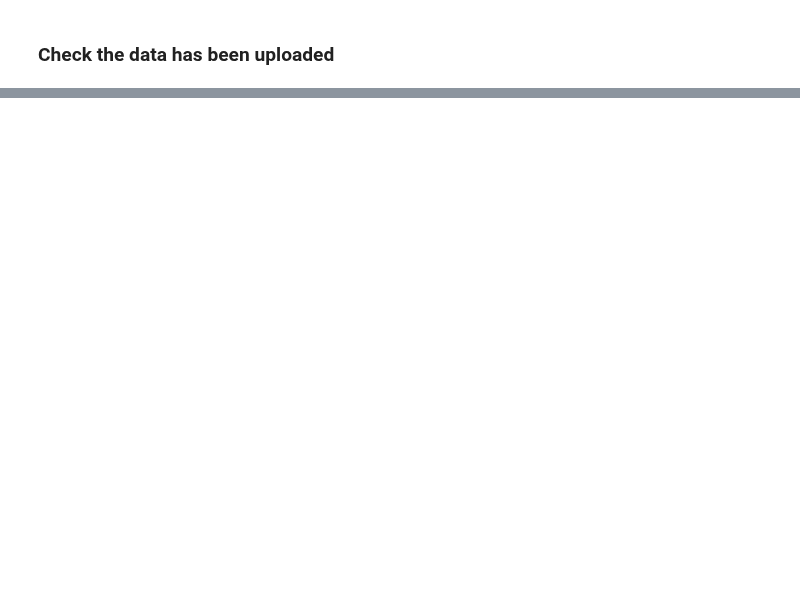
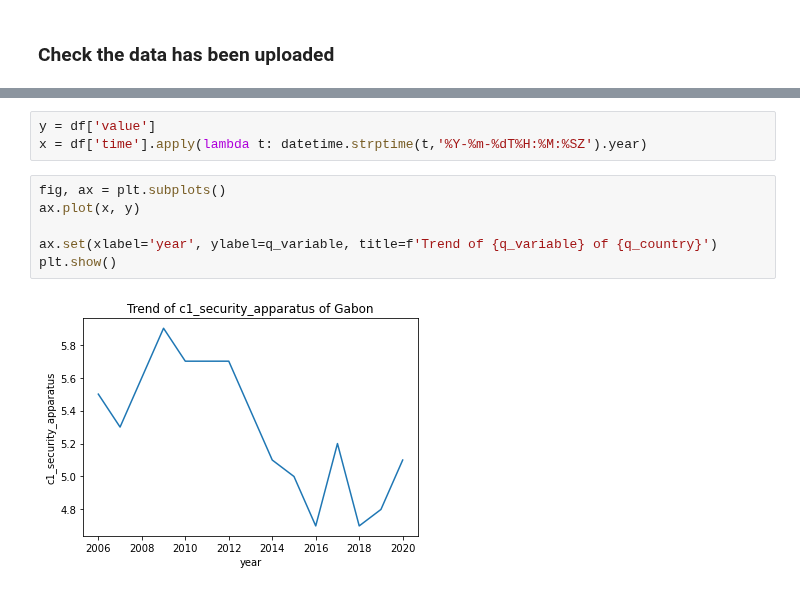
Before and after one commit to usc-isi-i2/datamart-api, a Jupyter notebook: data-refresh/FSI/FSI-Data-Refresh.ipynb, the cells around one changed output, grey strips where cells are left out. Saved outputs shown, nothing was run; the diff lists cells and outputs as text; blank space fills up the shorter version.

```diff
--- a/data-refresh/FSI/FSI-Data-Refresh.ipynb
+++ b/data-refresh/FSI/FSI-Data-Refresh.ipynb
@@ -159,0 +172,11 @@ display(HTML(df.fillna('').to_html(index=False)))
+# %%
+y = df['value']
+x = df['time'].apply(lambda t: datetime.strptime(t,'%Y-%m-%dT%H:%M:%SZ').year)
+# %%
+fig, ax = plt.subplots()
+ax.plot(x, y)
+
+ax.set(xlabel='year', ylabel=q_variable, title=f'Trend of {q_variable} of {q_country}')
+plt.show()
+# %% [output]
+[figure, added]
```
Also changed, not shown: parts of 24 cells of this notebook, 2 other files.
